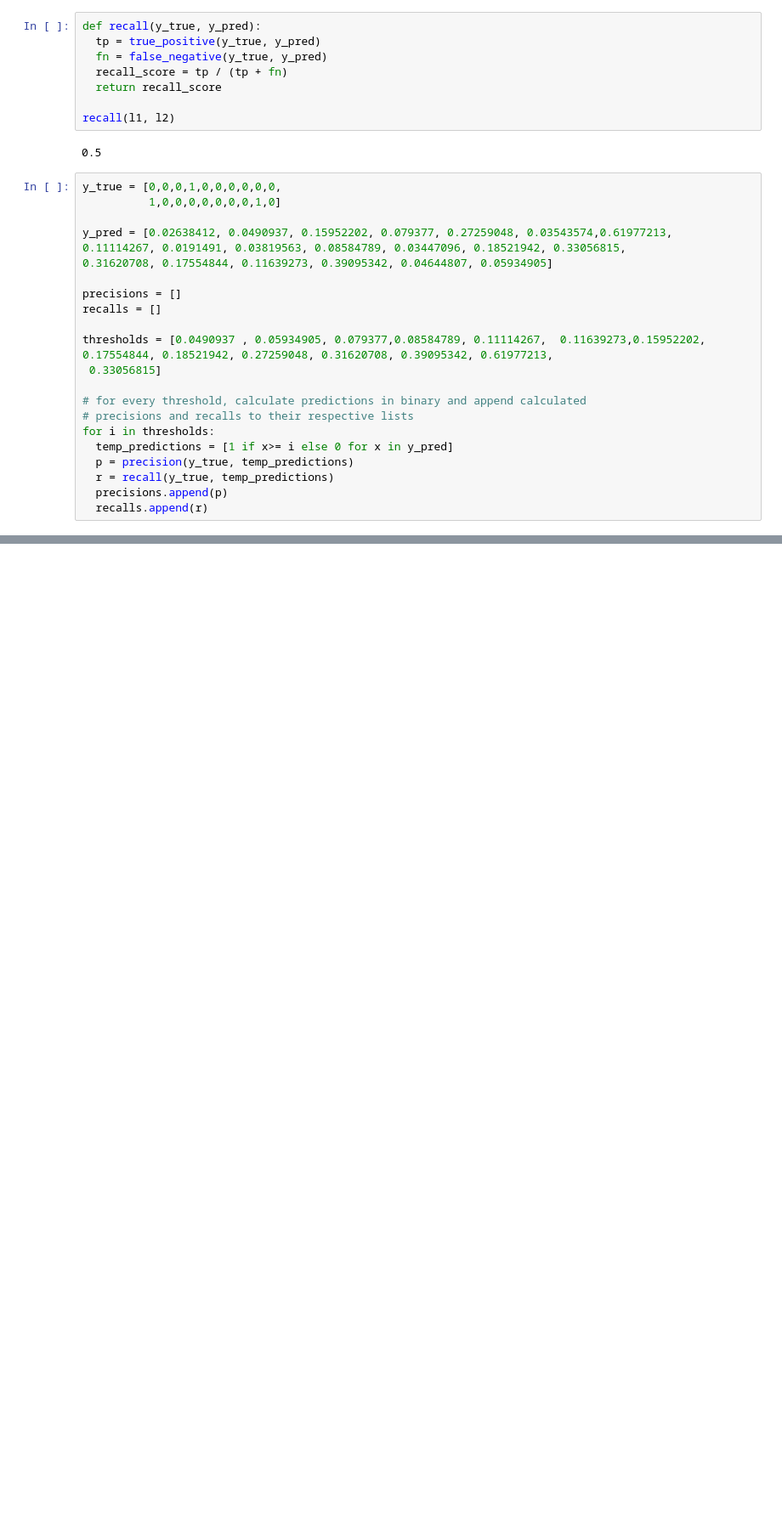
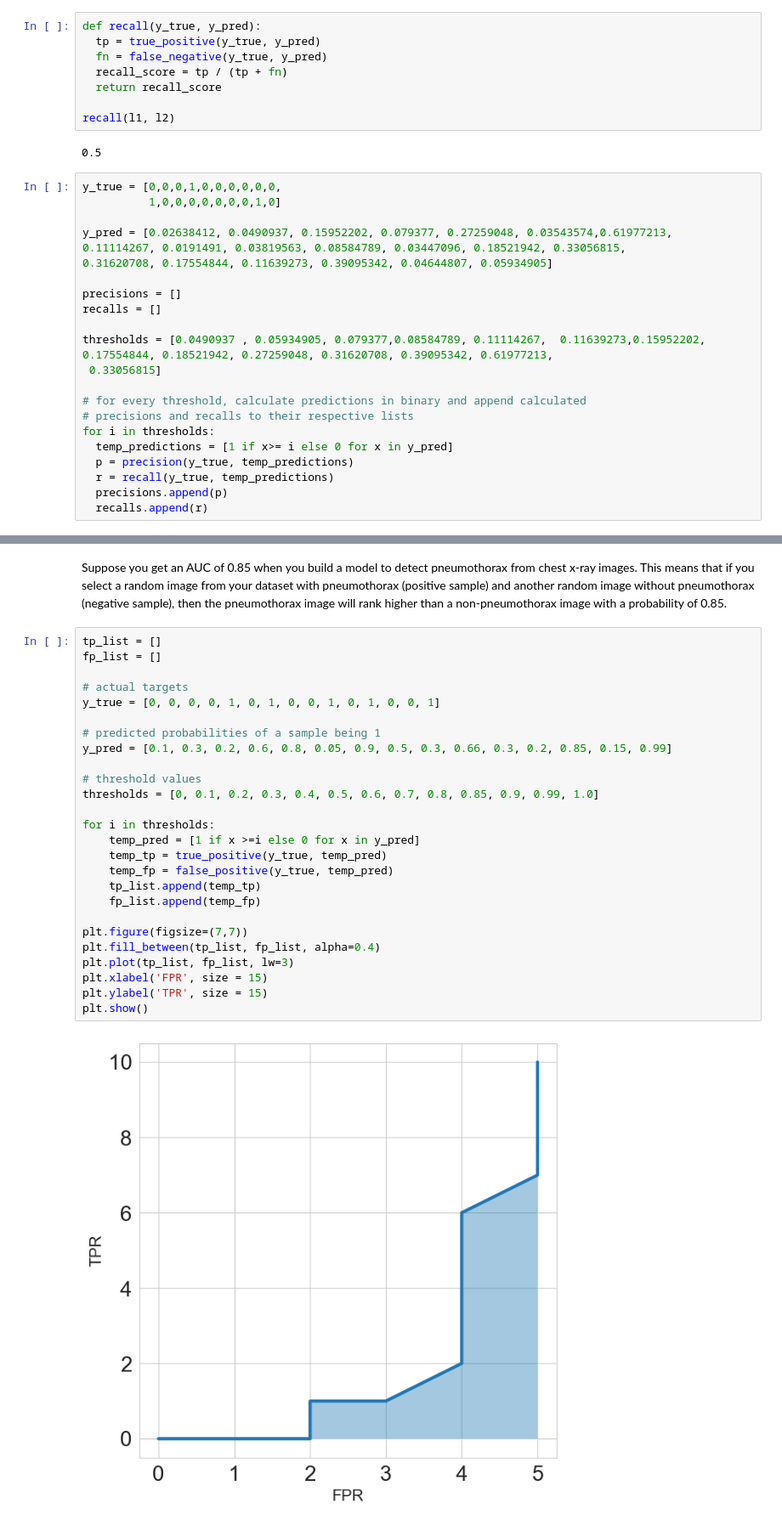
Before and after one commit to billchen0509/AAAML, a Jupyter notebook: AAAML.ipynb, the cells around one changed output, grey strips where cells are left out. Shown at 85% size. Drawn from its saved outputs; the diff is of its cells as text; blank space fills up the shorter version.

```diff
--- a/AAAML.ipynb
+++ b/AAAML.ipynb
@@ -482,0 +527,32 @@ Text(0.5, 1.0, 'Precision-Recall Curve')
+# %% [markdown]
+Suppose you get an AUC of 0.85 when you build a model to detect pneumothorax from chest x-ray images.
+This means that if you select a random image from your dataset with pneumothorax (positive sample) and another random image without pneumothorax (negative sample),
+then the pneumothorax image will rank higher than a non-pneumothorax image with a probability of 0.85.
+# %%
+tp_list = []
+fp_list = []
+
+# actual targets
+y_true = [0, 0, 0, 0, 1, 0, 1, 0, 0, 1, 0, 1, 0, 0, 1]
+
+# predicted probabilities of a sample being 1
+y_pred = [0.1, 0.3, 0.2, 0.6, 0.8, 0.05, 0.9, 0.5, 0.3, 0.66, 0.3, 0.2, 0.85, 0.15, 0.99]
+
+# threshold values
+thresholds = [0, 0.1, 0.2, 0.3, 0.4, 0.5, 0.6, 0.7, 0.8, 0.85, 0.9, 0.99, 1.0]
+
+for i in thresholds:
+    temp_pred = [1 if x >=i else 0 for x in y_pred]
+    temp_tp = true_positive(y_true, temp_pred)
+    temp_fp = false_positive(y_true, temp_pred)
+    tp_list.append(temp_tp)
+    fp_list.append(temp_fp)
+
+plt.figure(figsize=(7,7))
+plt.fill_between(tp_list, fp_list, alpha=0.4)
+plt.plot(tp_list, fp_list, lw=3)
+plt.xlabel('FPR', size = 15)
+plt.ylabel('TPR', size = 15)
+plt.show()
+# %% [output]
+[figure, added]
```
Also changed, not shown: parts of 36 cells of this notebook.
